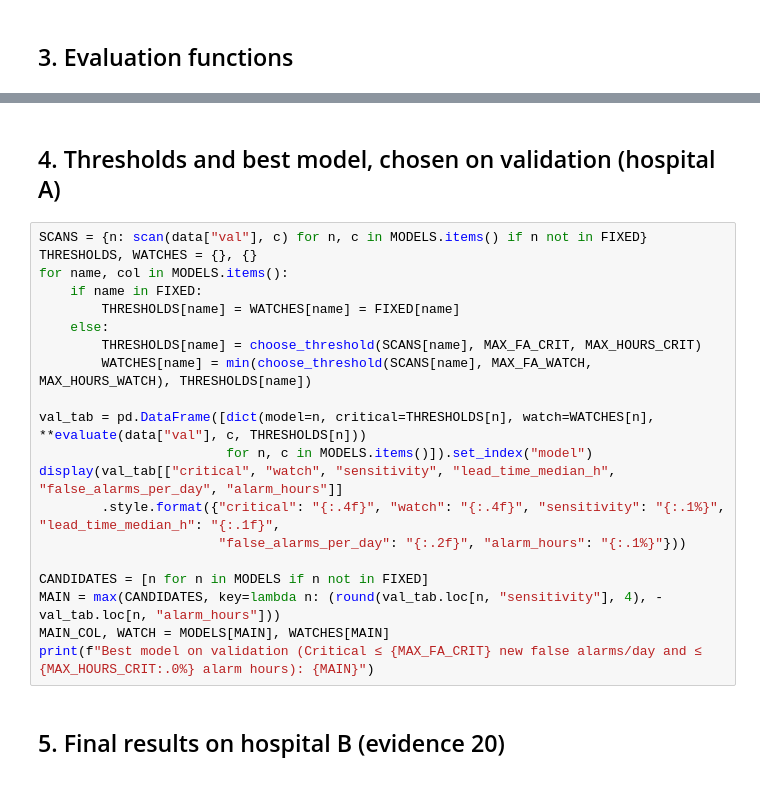
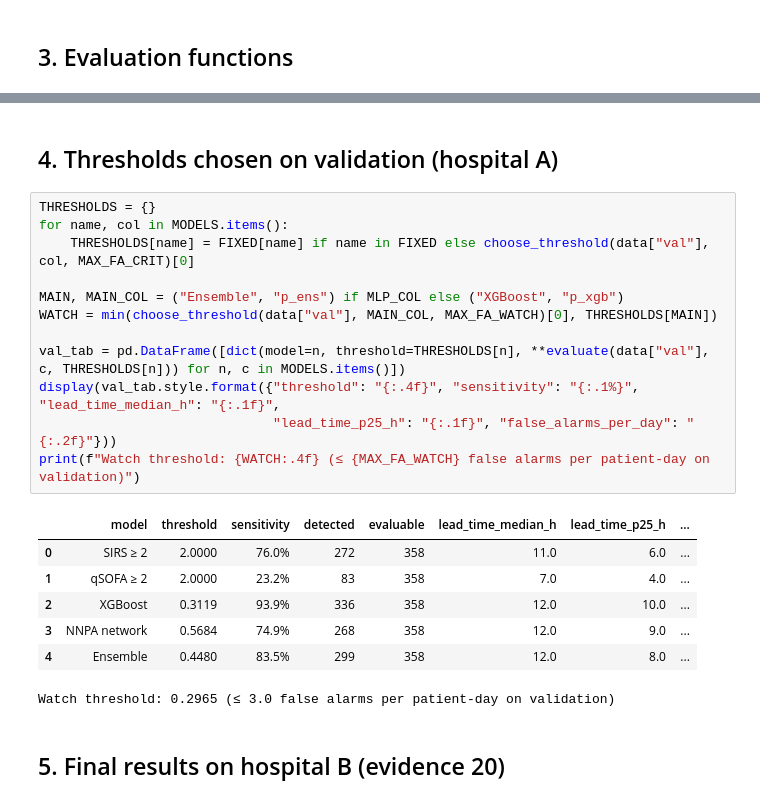
Before and after one commit to HemsyCA/DATAIBMZOS-IBM-Z-Datathon-2026, a Jupyter notebook: notebooks/05_eval.ipynb, the cells around one changed output, grey strips where cells are left out. Saved outputs shown, nothing was run; the diff lists cells and outputs as text.

```diff
--- a/notebooks/05_eval.ipynb
+++ b/notebooks/05_eval.ipynb
@@ -125,25 +110,25 @@ def threshold_for_sensitivity(res, target):
 # %% [markdown]
-## 4. Thresholds and best model, chosen on validation (hospital A)
+## 4. Thresholds chosen on validation (hospital A)
 # %%
-SCANS = {n: scan(data["val"], c) for n, c in MODELS.items() if n not in FIXED}
-THRESHOLDS, WATCHES = {}, {}
+THRESHOLDS = {}
 for name, col in MODELS.items():
-    if name in FIXED:
-        THRESHOLDS[name] = WATCHES[name] = FIXED[name]
-    else:
-        THRESHOLDS[name] = choose_threshold(SCANS[name], MAX_FA_CRIT, MAX_HOURS_CRIT)
-        WATCHES[name] = min(choose_threshold(SCANS[name], MAX_FA_WATCH, MAX_HOURS_WATCH), THRESHOLDS[name])
+    THRESHOLDS[name] = FIXED[name] if name in FIXED else choose_threshold(data["val"], col, MAX_FA_CRIT)[0]
 
-val_tab = pd.DataFrame([dict(model=n, critical=THRESHOLDS[n], watch=WATCHES[n], **evaluate(data["val"], c, THRESHOLDS[n]))
-                        for n, c in MODELS.items()]).set_index("model")
-display(val_tab[["critical", "watch", "sensitivity", "lead_time_median_h", "false_alarms_per_day", "alarm_hours"]]
-        .style.format({"critical": "{:.4f}", "watch": "{:.4f}", "sensitivity": "{:.1%}", "lead_time_median_h": "{:.1f}",
-                       "false_alarms_per_day": "{:.2f}", "alarm_hours": "{:.1%}"}))
+MAIN, MAIN_COL = ("Ensemble", "p_ens") if MLP_COL else ("XGBoost", "p_xgb")
+WATCH = min(choose_threshold(data["val"], MAIN_COL, MAX_FA_WATCH)[0], THRESHOLDS[MAIN])
 
-CANDIDATES = [n for n in MODELS if n not in FIXED]
-MAIN = max(CANDIDATES, key=lambda n: (round(val_tab.loc[n, "sensitivity"], 4), -val_tab.loc[n, "alarm_hours"]))
-MAIN_COL, WATCH = MODELS[MAIN], WATCHES[MAIN]
-print(f"Best model on validation (Critical ≤ {MAX_FA_CRIT} new false alarms/day and ≤ {MAX_HOURS_CRIT:.0%} alarm hours): {MAIN}")
+val_tab = pd.DataFrame([dict(model=n, threshold=THRESHOLDS[n], **evaluate(data["val"], c, THRESHOLDS[n])) for n, c in MODELS.items()])
+display(val_tab.style.format({"threshold": "{:.4f}", "sensitivity": "{:.1%}", "lead_time_median_h": "{:.1f}",
+                              "lead_time_p25_h": "{:.1f}", "false_alarms_per_day": "{:.2f}"}))
+print(f"Watch threshold: {WATCH:.4f} (≤ {MAX_FA_WATCH} false alarms per patient-day on validation)")
+# %% [output]
+|  | model | threshold | sensitivity | detected | evaluable | lead_time_median_h | lead_time_p25_h | ... |
+| 0 | SIRS ≥ 2 | 2.0000 | 76.0% | 272 | 358 | 11.0 | 6.0 | ... |
+| 1 | qSOFA ≥ 2 | 2.0000 | 23.2% | 83 | 358 | 7.0 | 4.0 | ... |
+| 2 | XGBoost | 0.3119 | 93.9% | 336 | 358 | 12.0 | 10.0 | ... |
+| 3 | NNPA network | 0.5684 | 74.9% | 268 | 358 | 12.0 | 9.0 | ... |
+| 4 | Ensemble | 0.4480 | 83.5% | 299 | 358 | 12.0 | 8.0 | ... |
+Watch threshold: 0.2965 (≤ 3.0 false alarms per patient-day on validation)
 # %% [markdown]
 ## 5. Final results on hospital B (evidence 20)
 # %%
```
Also changed, not shown: parts of 8 cells of this notebook.
